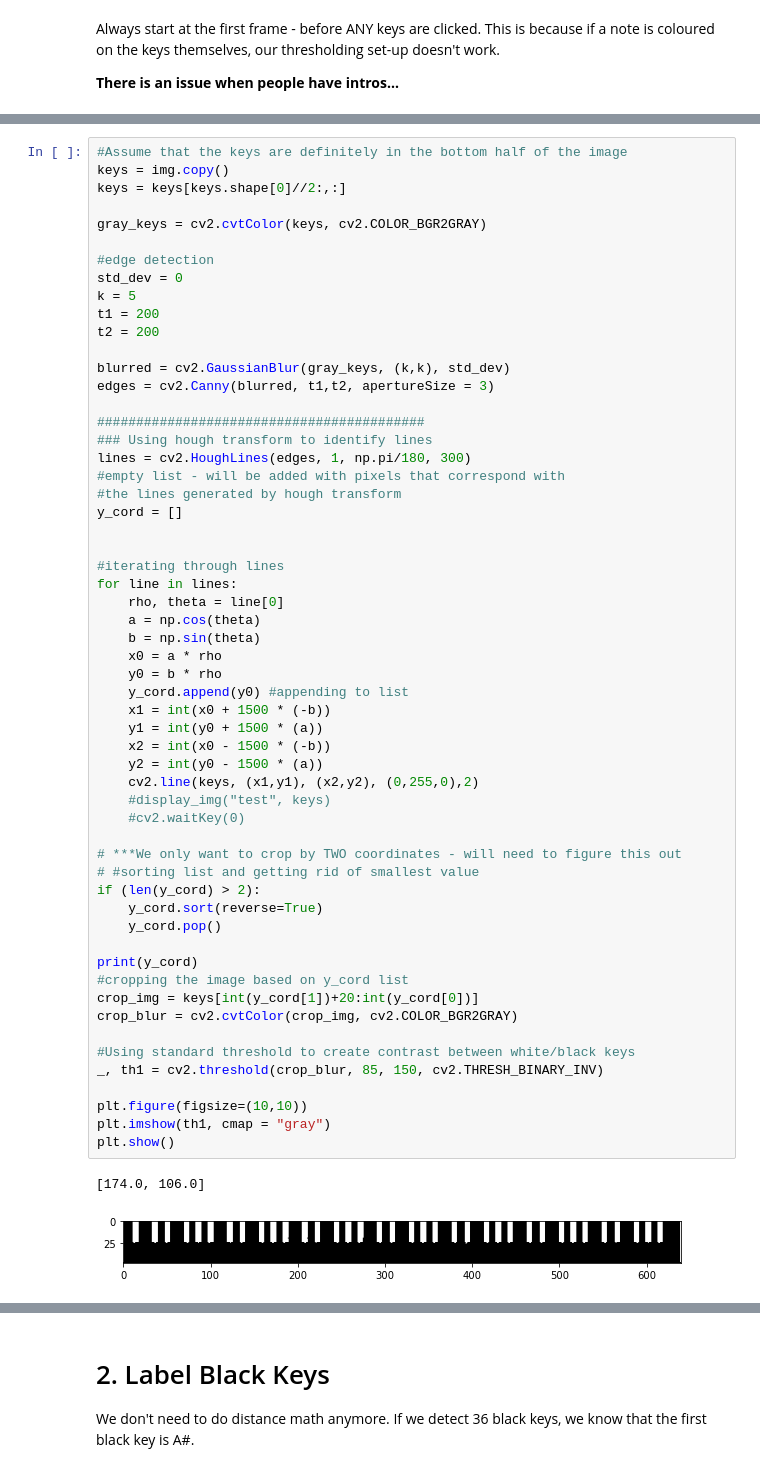
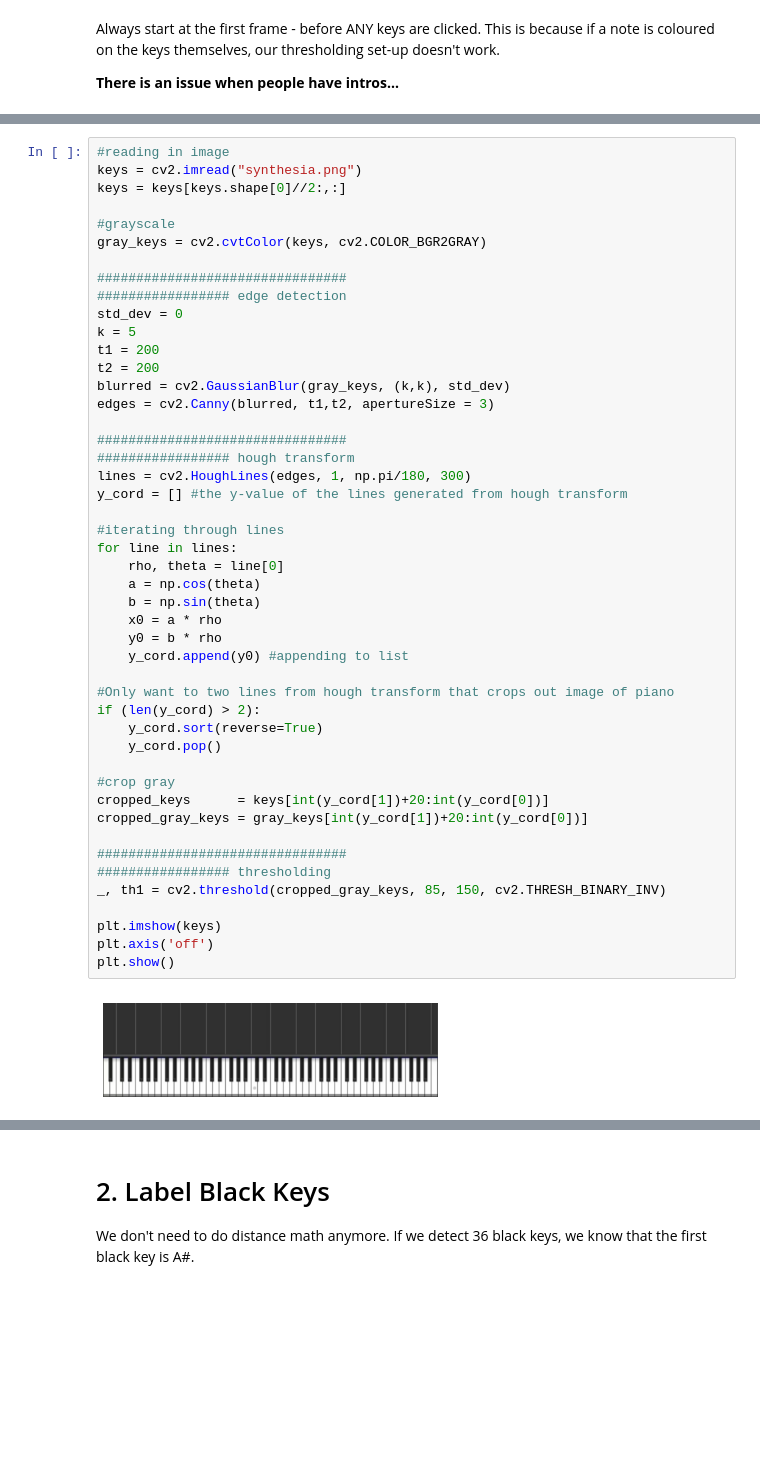
Before and after one commit to cooldecola/piano2sheet, a Jupyter notebook: src/piano2sheet.ipynb, the cells around one changed output, grey strips where cells are left out. Cells and saved outputs as stored; diff of their text form; blank space fills up the shorter version.

```diff
--- a/src/piano2sheet.ipynb
+++ b/src/piano2sheet.ipynb
@@ -76,60 +117,49 @@ plt.show()
 # %%
-#Assume that the keys are definitely in the bottom half of the image
-keys = img.copy()
+#reading in image
+keys = cv2.imread("synthesia.png")
 keys = keys[keys.shape[0]//2:,:]
 
+#grayscale
 gray_keys = cv2.cvtColor(keys, cv2.COLOR_BGR2GRAY)
 
-#edge detection
+################################
+################# edge detection
 std_dev = 0
 k = 5
 t1 = 200
 t2 = 200
-
 blurred = cv2.GaussianBlur(gray_keys, (k,k), std_dev)
 edges = cv2.Canny(blurred, t1,t2, apertureSize = 3)
 
-##########################################
-### Using hough transform to identify lines
+################################
+################# hough transform
 lines = cv2.HoughLines(edges, 1, np.pi/180, 300)
-#empty list - will be added with pixels that correspond with
-#the lines generated by hough transform
-y_cord = []
-
+y_cord = [] #the y-value of the lines generated from hough transform
 
 #iterating through lines
 for line in lines:
     rho, theta = line[0]
     a = np.cos(theta)
     b = np.sin(theta)
     x0 = a * rho
     y0 = b * rho
     y_cord.append(y0) #appending to list
-    x1 = int(x0 + 1500 * (-b))
-    y1 = int(y0 + 1500 * (a))
-    x2 = int(x0 - 1500 * (-b))
-    y2 = int(y0 - 1500 * (a))
-    cv2.line(keys, (x1,y1), (x2,y2), (0,255,0),2)
-    #display_img("test", keys)
-    #cv2.waitKey(0)
 
-# ***We only want to crop by TWO coordinates - will need to figure this out
-# #sorting list and getting rid of smallest value
+#Only want to two lines from hough transform that crops out image of piano
 if (len(y_cord) > 2):
     y_cord.sort(reverse=True)
     y_cord.pop()
 
-print(y_cord)
-#cropping the image based on y_cord list
-crop_img = keys[int(y_cord[1])+20:int(y_cord[0])]
-crop_blur = cv2.cvtColor(crop_img, cv2.COLOR_BGR2GRAY)
+#crop gray
+cropped_keys      = keys[int(y_cord[1])+20:int(y_cord[0])]
+cropped_gray_keys = gray_keys[int(y_cord[1])+20:int(y_cord[0])]
 
-#Using standard threshold to create contrast between white/black keys
-_, th1 = cv2.threshold(crop_blur, 85, 150, cv2.THRESH_BINARY_INV)
+################################
+################# thresholding
+_, th1 = cv2.threshold(cropped_gray_keys, 85, 150, cv2.THRESH_BINARY_INV)
 
-plt.figure(figsize=(10,10))
-plt.imshow(th1, cmap = "gray")
+plt.imshow(keys)
+plt.axis('off')
 plt.show()
 # %% [output]
-[174.0, 106.0]
-[figure, old version]
+[figure, new version]
```
Also changed, not shown: parts of 36 cells of this notebook.
